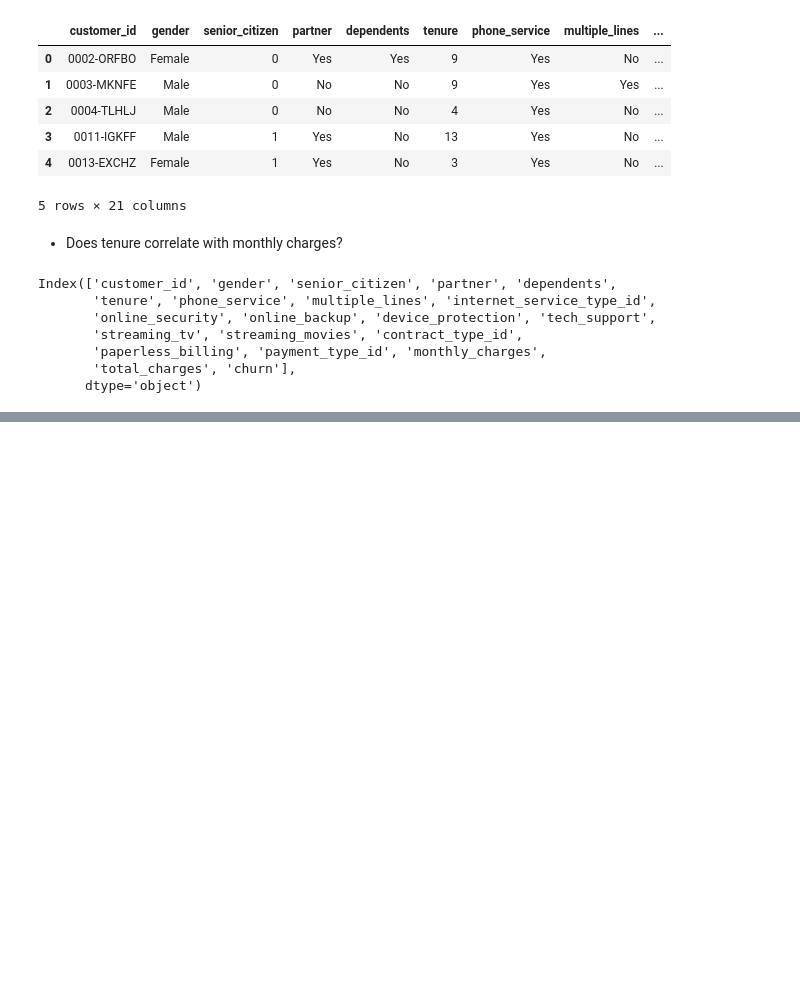
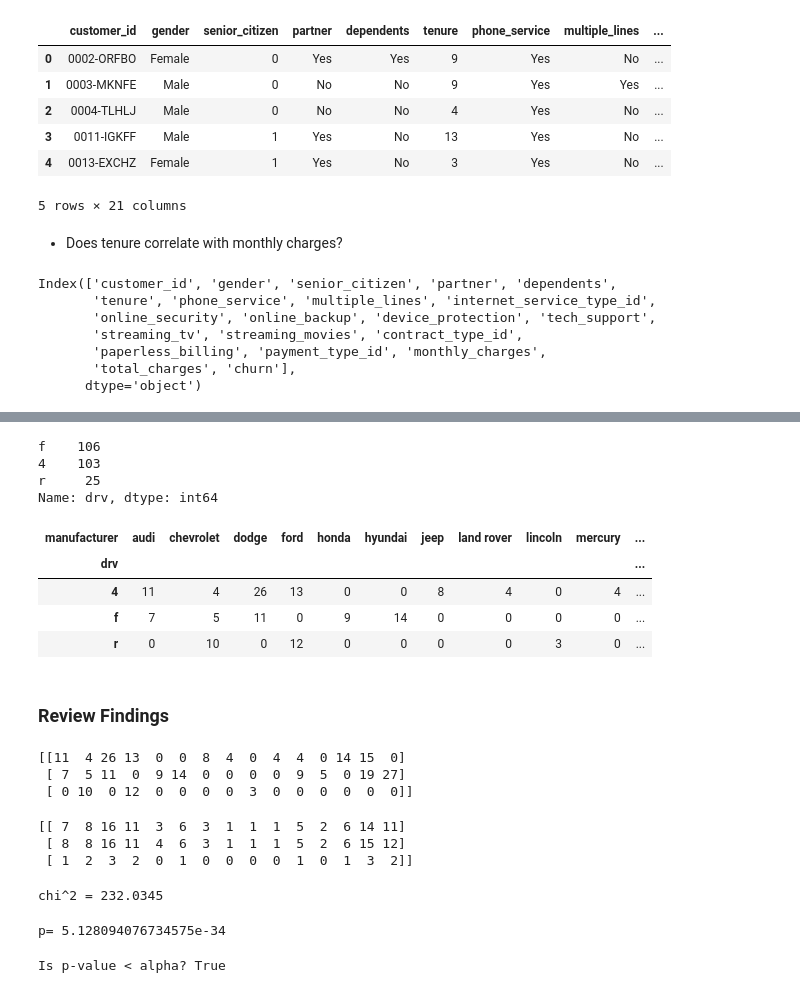
Before and after one commit to jacobpanyathong1/statistics_exercises, a Jupyter notebook: stats/hypothesis_testing.ipynb, the cells around one changed output, grey strips where cells are left out. Saved outputs shown, nothing was run; the diff lists cells and outputs as text; code cells hidden in the pictures; blank space fills up the shorter version.

```diff
--- a/stats/hypothesis_testing.ipynb
+++ b/stats/hypothesis_testing.ipynb
@@ -411,0 +451,2 @@ total_charges_tenure_df
+# %%
+mpg = data('mpg')
@@ -411,0 +468,16 @@ total_charges_tenure_df
+# %%
+mpg['drv'].value_counts()
+# %% [output]
+f    106
+4    103
+r     25
+Name: drv, dtype: int64
+# %%
+observed = pd.crosstab(mpg.drv, mpg.manufacturer)
+observed
+# %% [output]
+| manufacturer | audi | chevrolet | dodge | ford | honda | hyundai | jeep | land rover | lincoln | mercury | ... |
+| drv |  |  |  |  |  |  |  |  |  |  | ... |
+| 4 | 11 | 4 | 26 | 13 | 0 | 0 | 8 | 4 | 0 | 4 | ... |
+| f | 7 | 5 | 11 | 0 | 9 | 14 | 0 | 0 | 0 | 0 | ... |
+| r | 0 | 10 | 0 | 12 | 0 | 0 | 0 | 0 | 3 | 0 | ... |
@@ -411,0 +488,30 @@ total_charges_tenure_df
+# %% [markdown]
+### Review Findings
+# %%
+# observed array
+print(observed.values)
+# %% [output]
+[[11  4 26 13  0  0  8  4  0  4  4  0 14 15  0]
+ [ 7  5 11  0  9 14  0  0  0  0  9  5  0 19 27]
+ [ 0 10  0 12  0  0  0  0  3  0  0  0  0  0  0]]
+# %%
+# Expected array
+print(expected.astype(int))
+# %% [output]
+[[ 7  8 16 11  3  6  3  1  1  1  5  2  6 14 11]
+ [ 8  8 16 11  4  6  3  1  1  1  5  2  6 15 12]
+ [ 1  2  3  2  0  1  0  0  0  0  1  0  1  3  2]]
+# %%
+# chi2 value.
+print(f'chi^2 = {chi2:.4f}')
+# %% [output]
+chi^2 = 232.0345
+# %%
+# p-value.
+print(f'p= {p}')
+# %% [output]
+p= 5.128094076734575e-34
+# %%
+print('Is p-value < alpha?', p < α)
+# %% [output]
+Is p-value < alpha? True
```
Also changed, not shown: parts of 82 cells of this notebook.
